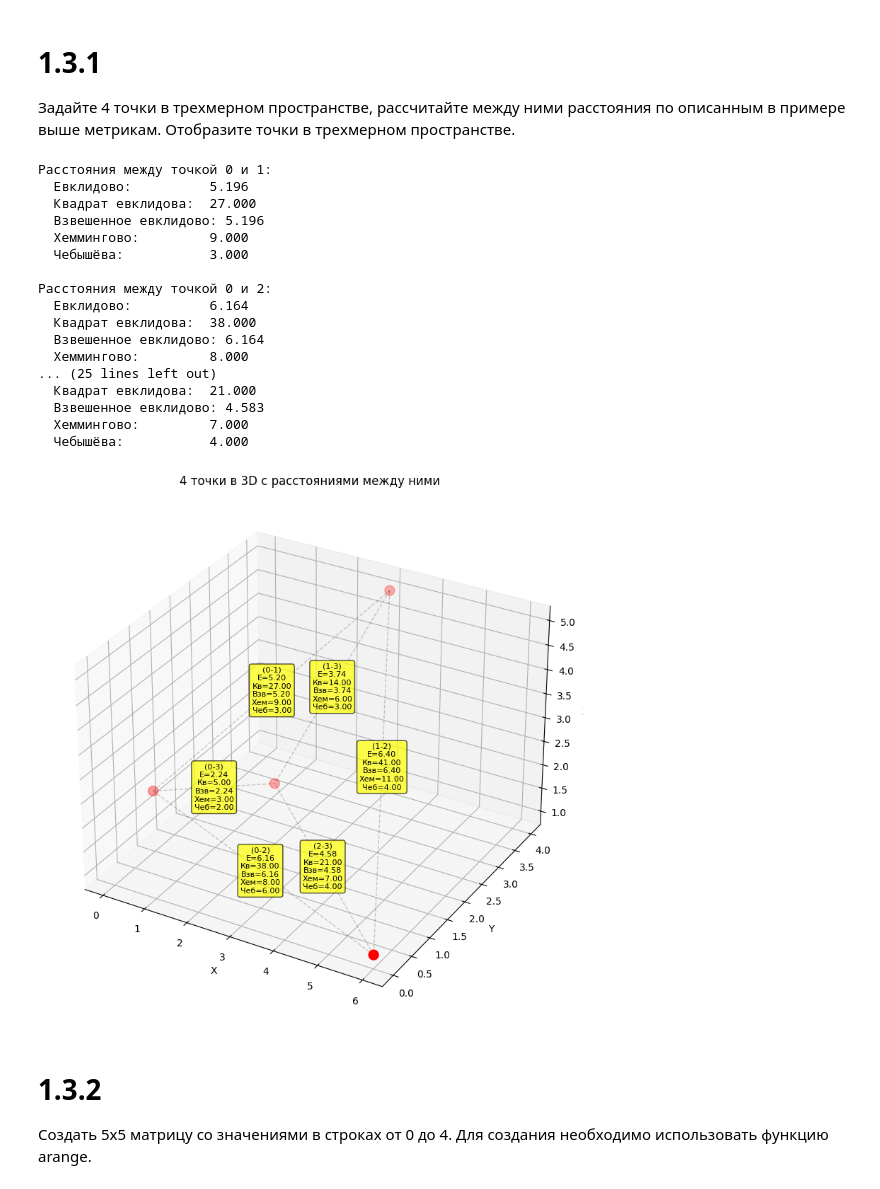
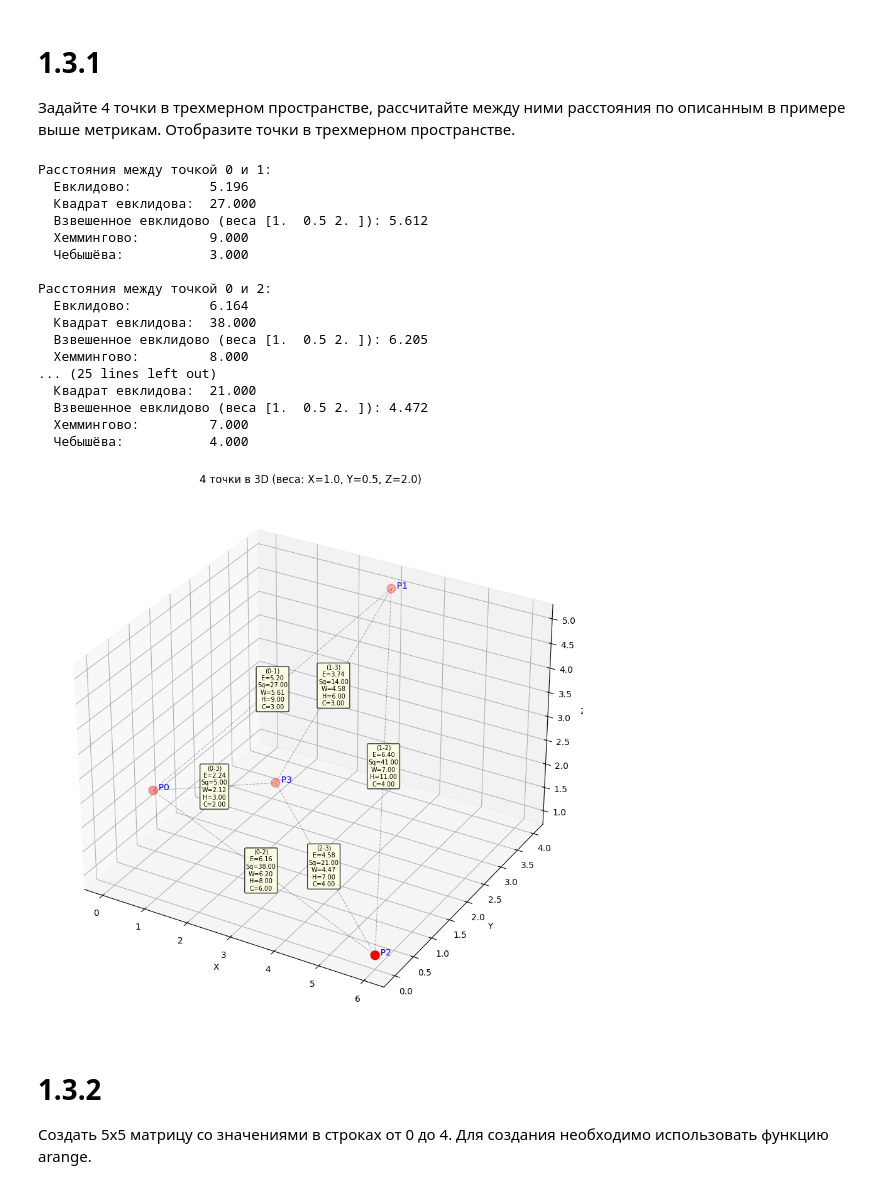
Before and after one commit to alx-ctf/university, a Jupyter notebook: homework_3.ipynb, the cells around one changed output. Cells and saved outputs as stored; diff of their text form; code cells hidden in the pictures.

```diff
--- a/homework_3.ipynb
+++ b/homework_3.ipynb
@@ -4,12 +4,12 @@
 расстояния по описанным в примере выше метрикам. Отобразите точки
 в трехмерном пространстве.
 # %%
-from numpy import array, sqrt, abs, max as np_max
+import numpy as np
 import matplotlib.pyplot as plt
 from mpl_toolkits.mplot3d import Axes3D
 
 # Задаём 4 точки в 3D пространстве
-P = array([
+P = np.array([
     [0, 1, 2],
     [3, 4, 5],
     [6, 0, 1],
@@ -18,90 +18,98 @@ P = array([
 
 # Функции для расчёта разных метрик
 def euclid(a, b):
-    return sqrt(((a - b) ** 2).sum())
+    return np.sqrt(np.sum((a - b) ** 2))
 
 def sq_euclid(a, b):
-    return ((a - b) ** 2).sum()
+    return np.sum((a - b) ** 2)
 
 def weighted_euclid(a, b, weights):
-    return sqrt((weights * (a - b) ** 2).sum())
+    return np.sqrt(np.sum(weights * (a - b) ** 2))
 
 def hamming(a, b):
-    return abs(a - b).sum()
+    return np.sum(np.abs(a - b))
 
 def chebyshev(a, b):
-    return np_max(abs(a - b))
+    return np.max(np.abs(a - b))
 
-# Веса для взвешенного евклидова (можно задать свои)
-w = array([1.0, 1.0, 1.0])
+# 🔹 Задаём веса: [вес_X, вес_Y, вес_Z]
+w = np.array([1.0, 0.5, 2.0])  # Z важнее, Y — менее
 
 # Создаём 3D-график
-fig = plt.figure(figsize=(10, 8))
+fig = plt.figure(figsize=(12, 9))
 ax = fig.add_subplot(111, projection='3d')
 
-# Рисуем точки
+# Отображаем точки
 ax.scatter(P[:, 0], P[:, 1], P[:, 2], s=100, c='red', zorder=5)
 
-# Для каждой пары точек:
+# Подписываем точки
+for idx, (x, y, z) in enumerate(P):
+    ax.text(x, y, z, f'  P{idx}', fontsize=10, color='blue')
+
+# Для каждой пары точек
 n = len(P)
 for i in range(n):
     for j in range(i + 1, n):
-        # Соединяем точки линией
+        # Соединяем линией
         ax.plot([P[i, 0], P[j, 0]],
                 [P[i, 1], P[j, 1]],
                 [P[i, 2], P[j, 2]],
-                'k--', alpha=0.2, linewidth=1)
+                'k--', alpha=0.3, linewidth=0.8)
 
-        # Вычисляем все расстояния
+        # Расчёты
         d_euclid    = euclid(P[i], P[j])
         d_sq        = sq_euclid(P[i], P[j])
         d_weighted  = weighted_euclid(P[i], P[j], w)
         d_hamming   = hamming(P[i], P[j])
         d_chebyshev = chebyshev(P[i], P[j])
 
-        mid_x = (P[i, 0] + P[j, 0]) / 2
-        mid_y = (P[i, 1] + P[j, 1]) / 2
-        mid_z = (P[i, 2] + P[j, 2]) / 2
+        mid = (P[i] + P[j]) / 2
 
-        label = f"({i}-{j})\nЕ={d_euclid:.2f}\nКв={d_sq:.2f}\nВзв={d_weighted:.2f}\nХем={d_hamming:.2f}\nЧеб={d_chebyshev:.2f}"
+        label = (f"({i}-{j})\n"
+                 f"E={d_euclid:.2f}\n"
+                 f"Sq={d_sq:.2f}\n"
+                 f"W={d_weighted:.2f}\n"  # ← теперь с весами!
+                 f"H={d_hamming:.2f}\n"
+                 f"C={d_chebyshev:.2f}")
 
-        ax.text(mid_x, mid_y, mid_z, label, fontsize=8, ha='center', va='center',
-                bbox=dict(boxstyle="round,pad=0.3", facecolor="yellow", alpha=0.7))
+        ax.text(mid[0], mid[1], mid[2], label,
+                fontsize=7,
+                ha='center', va='center',
+                bbox=dict(boxstyle="round,pad=0.2", facecolor="lightyellow", alpha=0.8))
 
-        # Печатаем расстояния в консоль
         print(f"\nРасстояния между точкой {i} и {j}:")
         print(f"  Евклидово:          {d_euclid:.3f}")
         print(f"  Квадрат евклидова:  {d_sq:.3f}")
-        print(f"  Взвешенное евклидово: {d_weighted:.3f}")
+        print(f"  Взвешенное евклидово (веса {w}): {d_weighted:.3f}")
         print(f"  Хеммингово:         {d_hamming:.3f}")
         print(f"  Чебышёва:           {d_chebyshev:.3f}")
 
-# Оформление графика
+# Оформление
 ax.set_xlabel('X')
 ax.set_ylabel('Y')
 ax.set_zlabel('Z')
-ax.set_title('4 точки в 3D с расстояниями между ними')
+ax.set_title(f'4 точки в 3D (веса: X={w[0]}, Y={w[1]}, Z={w[2]})')
 plt.tight_layout()
 plt.show()
 # %% [output]
 Расстояния между точкой 0 и 1:
   Евклидово:          5.196
   Квадрат евклидова:  27.000
-  Взвешенное евклидово: 5.196
+  Взвешенное евклидово (веса [1.  0.5 2. ]): 5.612
   Хеммингово:         9.000
   Чебышёва:           3.000
 
 Расстояния между точкой 0 и 2:
   Евклидово:          6.164
   Квадрат евклидова:  38.000
-  Взвешенное евклидово: 6.164
+  Взвешенное евклидово (веса [1.  0.5 2. ]): 6.205
   Хеммингово:         8.000
 ... (25 lines left out)
   Квадрат евклидова:  21.000
-  Взвешенное евклидово: 4.583
+  Взвешенное евклидово (веса [1.  0.5 2. ]): 4.472
   Хеммингово:         7.000
   Чебышёва:           4.000
-[figure, old version]
+[figure, new version]
 # %% [markdown]
 # 1.3.2
 Создать 5x5 матрицу со значениями в строках от 0 до 4. Для создания
```
Also changed, not shown: parts of 2 cells of this notebook, 2 other files.
